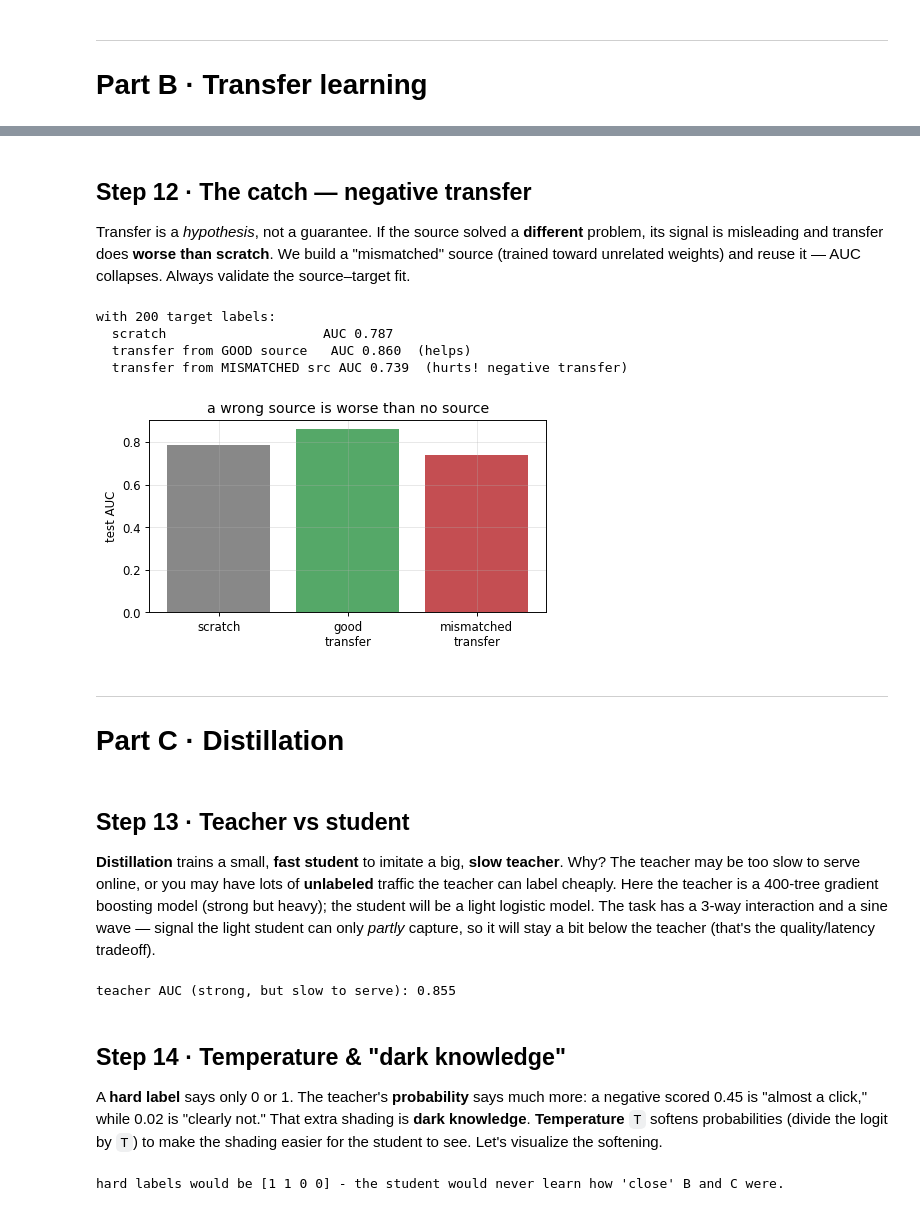
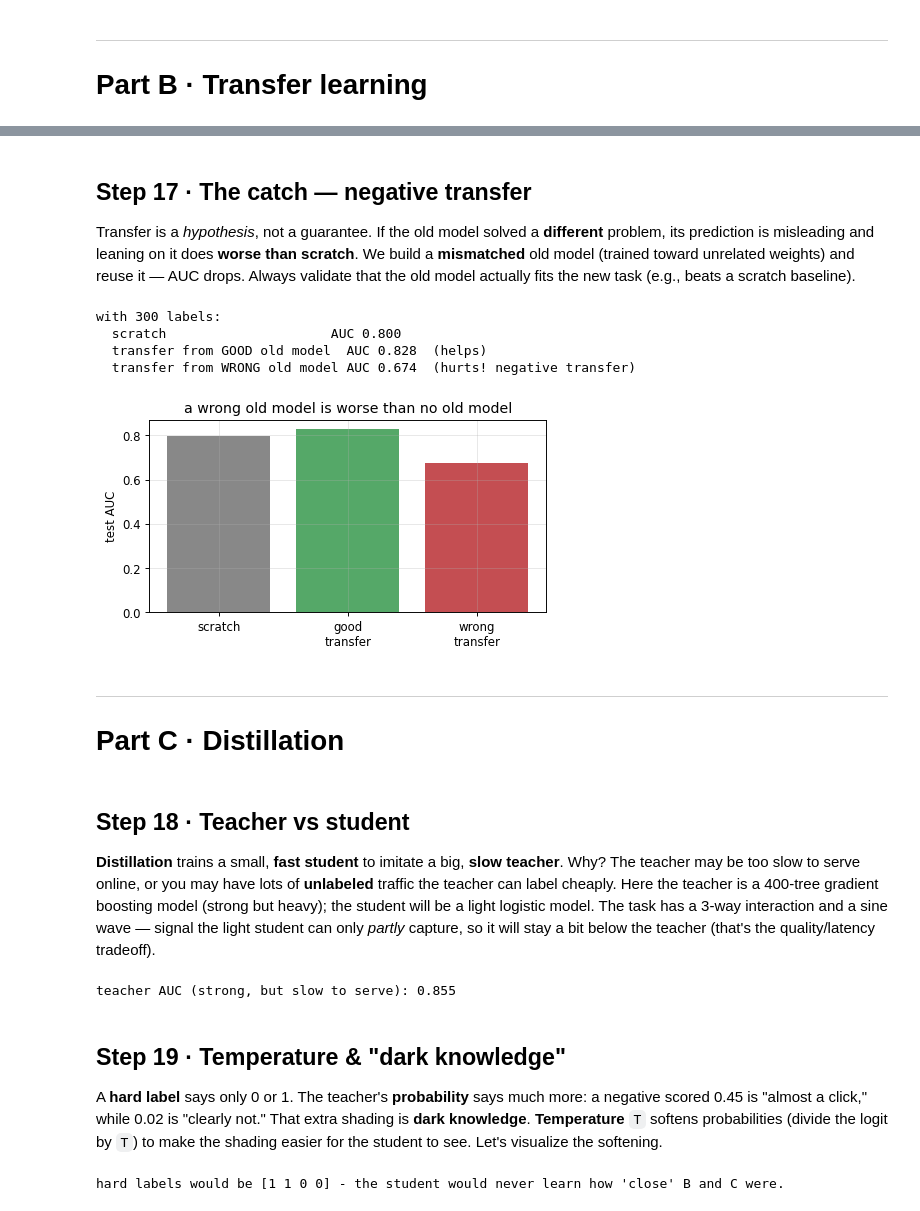
Before and after one commit to niamleeson/ml-math, a Jupyter notebook: afp/notebooks/M09-cold-start-distillation.ipynb, the cells around one changed output, grey strips where cells are left out. Drawn from its saved outputs; the diff is of its cells as text; code cells hidden in the pictures.

```diff
--- a/afp/notebooks/M09-cold-start-distillation.ipynb
+++ b/afp/notebooks/M09-cold-start-distillation.ipynb
@@ -310,0 +366,15 @@ plt.title("transfer reaches the ceiling with ~100 labels; scratch needs ~10,000"
+# %%
+def old_feature(Xshared):
+    # the old model's probability, shaped as ONE column to glue on
+    return old_model.predict_proba(Xshared)[:, 1].reshape(-1, 1)
+
+col_old   = old_feature(Xsh_demo)      # column 0: the old model's opinion
+cols_new  = Xnew_demo                  # columns 1,2: is_video, is_weekend
+glued     = np.hstack([col_old, cols_new])   # <-- adding features = gluing columns
+
+show = pd.DataFrame(glued.round(3), columns=["old_pred", "is_video", "is_weekend"])
+show.insert(0, "impression", [f"imp {i+1}" for i in range(5)])
+print("STEP 13 — the NEW model's input table (3 glued columns):")
+print(show.to_string(index=False))
+print("\ncolumn 0 = old model's opinion (25 feats squashed),  columns 1-2 = the new features.")
+print("shape went from", col_old.shape, "+", cols_new.shape, "->", glued.shape, "(same rows, more columns)")
@@ -311,40 +512,44 @@ plt.title("transfer reaches the ceiling with ~100 labels; scratch needs ~10,000"
 # %% [markdown]
-## Step 12 · The catch — **negative transfer**
+## Step 17 · The catch — negative transfer
 
-Transfer is a *hypothesis*, not a guarantee. If the source solved a **different** problem,
-its signal is misleading and transfer does **worse than scratch**. We build a "mismatched"
-source (trained toward unrelated weights) and reuse it — AUC collapses. Always validate the
-source–target fit.
+Transfer is a *hypothesis*, not a guarantee. If the old model solved a **different** problem,
+its prediction is misleading and leaning on it does **worse than scratch**. We build a
+**mismatched** old model (trained toward unrelated weights) and reuse it — AUC drops. Always
+validate that the old model actually fits the new task (e.g., beats a scratch baseline).
 # %%
-w_bad = np.random.default_rng(0).normal(0, 1, D)                 # a DIFFERENT objective
-Xb, yb = make(40000, 2, w=w_bad)
-bad_source = LogisticRegression(max_iter=2000).fit(Xb, yb)
-def bad_feat(X):
-    p = np.clip(bad_source.predict_proba(X)[:,1], 1e-6, 1-1e-6)
-    return np.log(p/(1-p)).reshape(-1, 1)
+# a mismatched "old model": trained on the same features but a DIFFERENT relationship
+w_wrong = np.random.default_rng(777).normal(0, 1, D_SHARED)
+rb = np.random.default_rng(2); Xb = gen_shared(40000, rb)
+yb = (rb.random(40000) < 1/(1 + np.exp(-(Xb @ w_wrong - 0.3)))).astype(int)
+wrong_model = LogisticRegression(max_iter=3000).fit(Xb, yb)
+def wrong_feature(Xshared):
+    return wrong_model.predict_proba(Xshared)[:, 1].reshape(-1, 1)
 
-Xt, yt = make(200, 7)
-a_scratch  = roc_auc_score(yte, LogisticRegression(max_iter=2000).fit(Xt, yt).predict_proba(Xte)[:,1])
-a_good     = roc_auc_score(yte, LogisticRegression(max_iter=2000).fit(src_feat(Xt), yt).predict_proba(src_feat(Xte))[:,1])
-a_bad      = roc_auc_score(yte, LogisticRegression(max_iter=2000).fit(bad_feat(Xt), yt).predict_proba(bad_feat(Xte))[:,1])
-print("with 200 target labels:")
-print(f"  scratch                    AUC {a_scratch:.3f}")
-print(f"  transfer from GOOD source   AUC {a_good:.3f}  (helps)")
-print(f"  transfer from MISMATCHED src AUC {a_bad:.3f}  (hurts! negative transfer)")
-plt.figure(figsize=(5.5,3.2))
-plt.bar(["scratch","good\ntransfer","mismatched\ntransfer"], [a_scratch, a_good, a_bad], color=[GRAY, GREEN, RED])
-plt.ylabel("test AUC"); plt.title("a wrong source is worse than no source"); plt.show()
+Xsh, Xnew, y = gen_new(300, 7)
+a_scratch = score_scratch(300)
+a_good    = score_transfer(300)
+a_bad     = roc_auc_score(y_test,
+              LogisticRegression(max_iter=3000).fit(np.hstack([wrong_feature(Xsh), Xnew]), y)
+              .predict_proba(np.hstack([wrong_feature(Xsh_test), Xnew_test]))[:, 1])
+print("with 300 labels:")
+print(f"  scratch                     AUC {a_scratch:.3f}")
+print(f"  transfer from GOOD old model  AUC {a_good:.3f}  (helps)")
+print(f"  transfer from WRONG old model AUC {a_bad:.3f}  (hurts! negative transfer)")
+plt.figure(figsize=(5.5, 3.2))
+plt.bar(["scratch", "good\ntransfer", "wrong\ntransfer"], [a_scratch, a_good, a_bad],
+        color=[GRAY, GREEN, RED])
+plt.ylabel("test AUC"); plt.title("a wrong old model is worse than no old model"); plt.show()
 # %% [output]
-with 200 target labels:
-  scratch                    AUC 0.787
-  transfer from GOOD source   AUC 0.860  (helps)
-  transfer from MISMATCHED src AUC 0.739  (hurts! negative transfer)
+with 300 labels:
+  scratch                     AUC 0.800
+  transfer from GOOD old model  AUC 0.828  (helps)
+  transfer from WRONG old model AUC 0.674  (hurts! negative transfer)
-[figure, old version]
+[figure, new version]
 # %% [markdown]
 ---
 # Part C · Distillation
 # %% [markdown]
-## Step 13 · Teacher vs student
+## Step 18 · Teacher vs student
 
 **Distillation** trains a small, **fast student** to imitate a big, **slow teacher**. Why?
 The teacher may be too slow to serve online, or you may have lots of **unlabeled** traffic
@@ -368,7 +573,7 @@ print("teacher AUC (strong, but slow to serve):", round(auc_teacher, 3))
 # %% [output]
 teacher AUC (strong, but slow to serve): 0.855
 # %% [markdown]
-## Step 14 · Temperature & "dark knowledge"
+## Step 19 · Temperature & "dark knowledge"
 
 A **hard label** says only 0 or 1. The teacher's **probability** says much more: a negative
 scored 0.45 is "almost a click," while 0.02 is "clearly not." That extra shading is **dark
```
Also changed, not shown: parts of 26 cells of this notebook, 1 other file.
